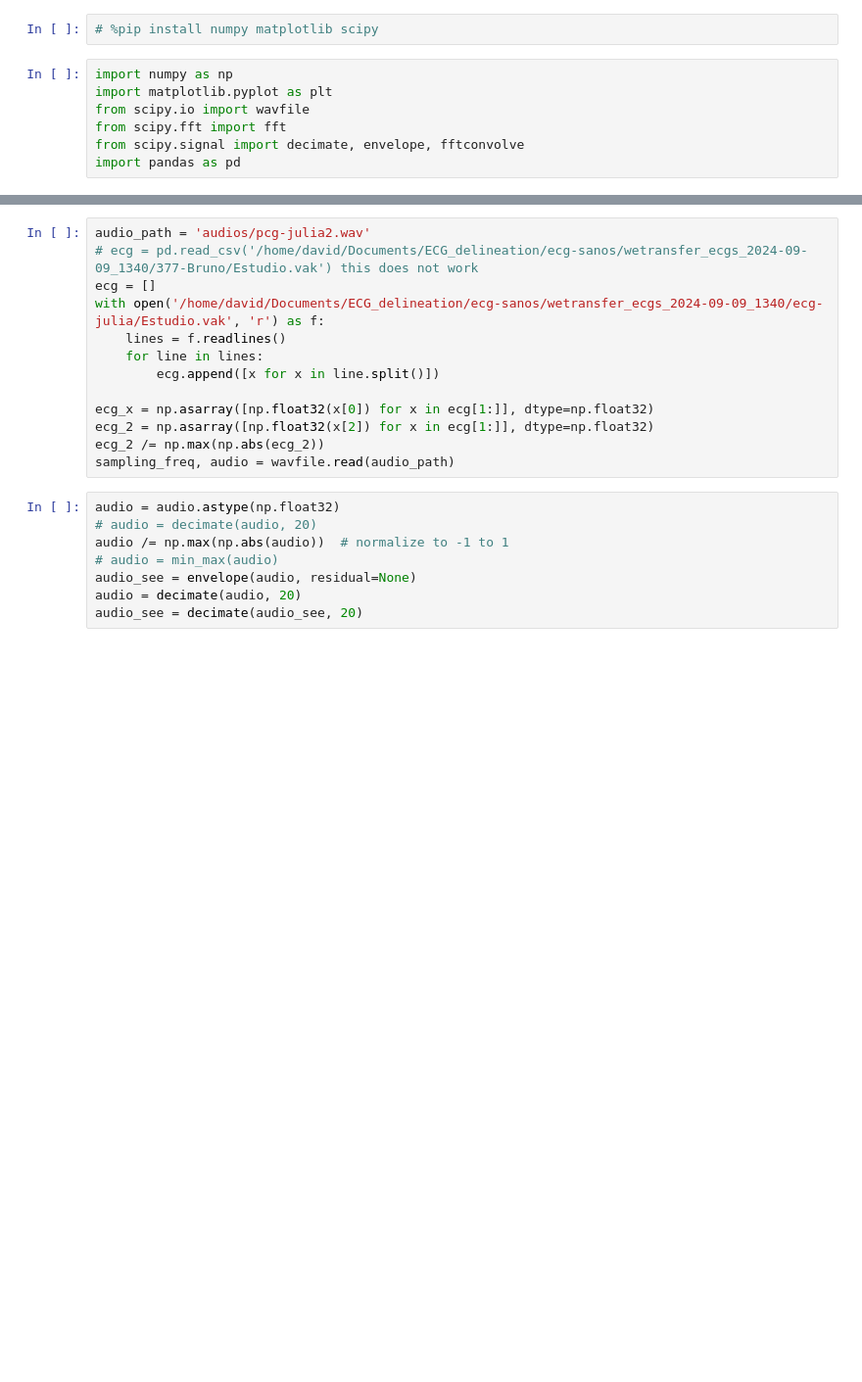
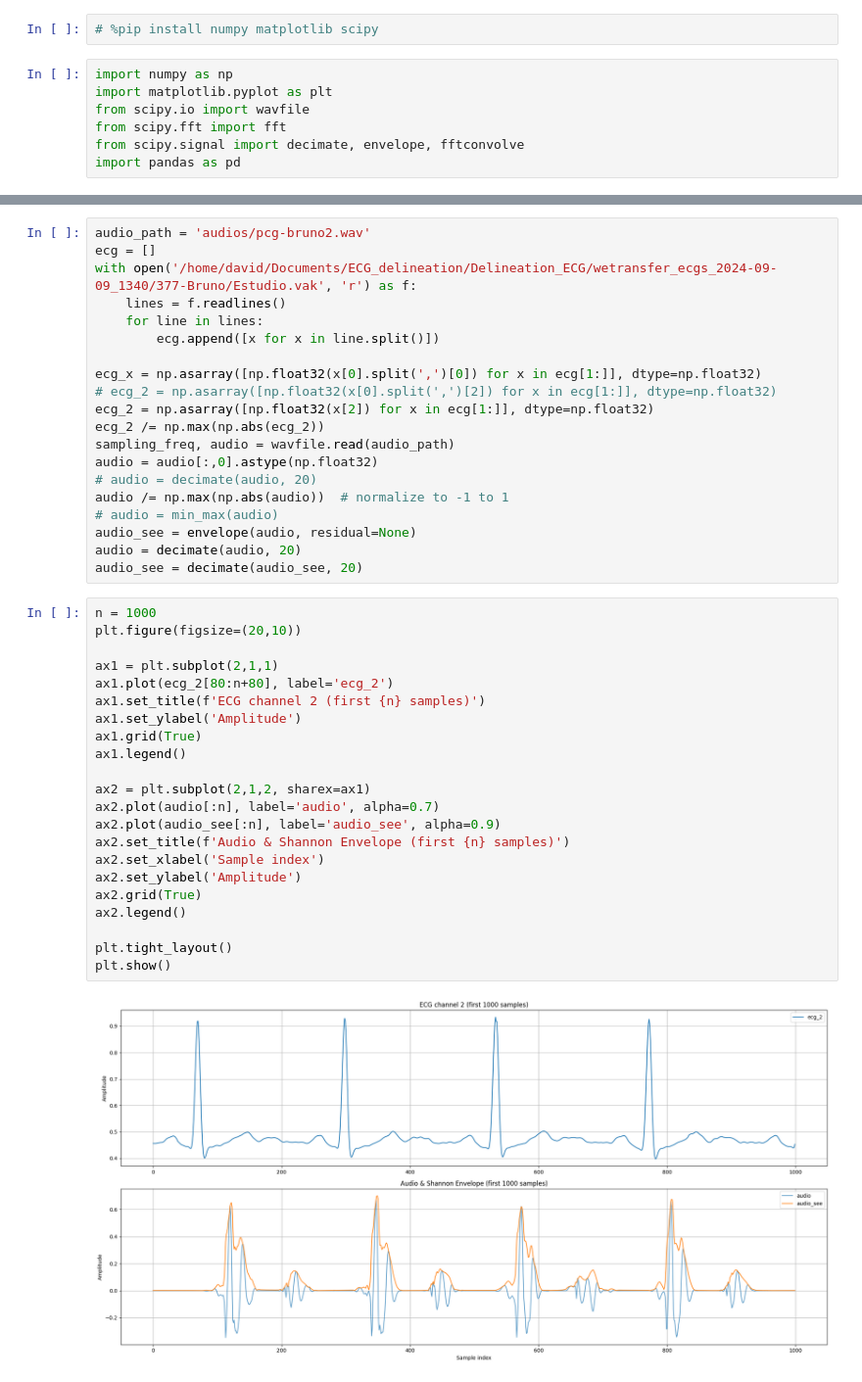
Before and after one commit to djorgeext/pcg-ecg-analysis, a Jupyter notebook: eda.ipynb, the cells around one changed output, grey strips where cells are left out. Shown: that part at 98% size. Drawn from its saved outputs; the diff is of its cells as text; blank space fills up the shorter version.

```diff
--- a/eda.ipynb
+++ b/eda.ipynb
@@ -259,22 +146,45 @@ def cross_correlation_fft2(x, y, exact=False):
 # %%
-audio_path = 'audios/pcg-julia2.wav'
-# ecg = pd.read_csv('/home/david/Documents/ECG_delineation/ecg-sanos/wetransfer_ecgs_2024-09-09_1340/377-Bruno/Estudio.vak') this does not work
+audio_path = 'audios/pcg-bruno2.wav'
 ecg = []
-with open('/home/david/Documents/ECG_delineation/ecg-sanos/wetransfer_ecgs_2024-09-09_1340/ecg-julia/Estudio.vak', 'r') as f:
+with open('/home/david/Documents/ECG_delineation/Delineation_ECG/wetransfer_ecgs_2024-09-09_1340/377-Bruno/Estudio.vak', 'r') as f:
     lines = f.readlines()
     for line in lines:
         ecg.append([x for x in line.split()])
 
-ecg_x = np.asarray([np.float32(x[0]) for x in ecg[1:]], dtype=np.float32)
+ecg_x = np.asarray([np.float32(x[0].split(',')[0]) for x in ecg[1:]], dtype=np.float32)
+# ecg_2 = np.asarray([np.float32(x[0].split(',')[2]) for x in ecg[1:]], dtype=np.float32)
 ecg_2 = np.asarray([np.float32(x[2]) for x in ecg[1:]], dtype=np.float32)
 ecg_2 /= np.max(np.abs(ecg_2))
 sampling_freq, audio = wavfile.read(audio_path)
+audio = audio[:,0].astype(np.float32)
+# audio = decimate(audio, 20)
+audio /= np.max(np.abs(audio))  # normalize to -1 to 1
+# audio = min_max(audio)
+audio_see = envelope(audio, residual=None)
+audio = decimate(audio, 20)
+audio_see = decimate(audio_see, 20)
-# %%
-audio = audio.astype(np.float32)
-# audio = decimate(audio, 20)
-audio /= np.max(np.abs(audio))  # normalize to -1 to 1
-# audio = min_max(audio)
-audio_see = envelope(audio, residual=None)
-audio = decimate(audio, 20)
-audio_see = decimate(audio_see, 20)
+# %%
+n = 1000
+plt.figure(figsize=(20,10))
+
+ax1 = plt.subplot(2,1,1)
+ax1.plot(ecg_2[80:n+80], label='ecg_2')
+ax1.set_title(f'ECG channel 2 (first {n} samples)')
+ax1.set_ylabel('Amplitude')
+ax1.grid(True)
+ax1.legend()
+
+ax2 = plt.subplot(2,1,2, sharex=ax1)
+ax2.plot(audio[:n], label='audio', alpha=0.7)
+ax2.plot(audio_see[:n], label='audio_see', alpha=0.9)
+ax2.set_title(f'Audio & Shannon Envelope (first {n} samples)')
+ax2.set_xlabel('Sample index')
+ax2.set_ylabel('Amplitude')
+ax2.grid(True)
+ax2.legend()
+
+plt.tight_layout()
+plt.show()
+# %% [output]
+[figure, added]
 # %%
```
Also changed, not shown: parts of 6 cells of this notebook.
